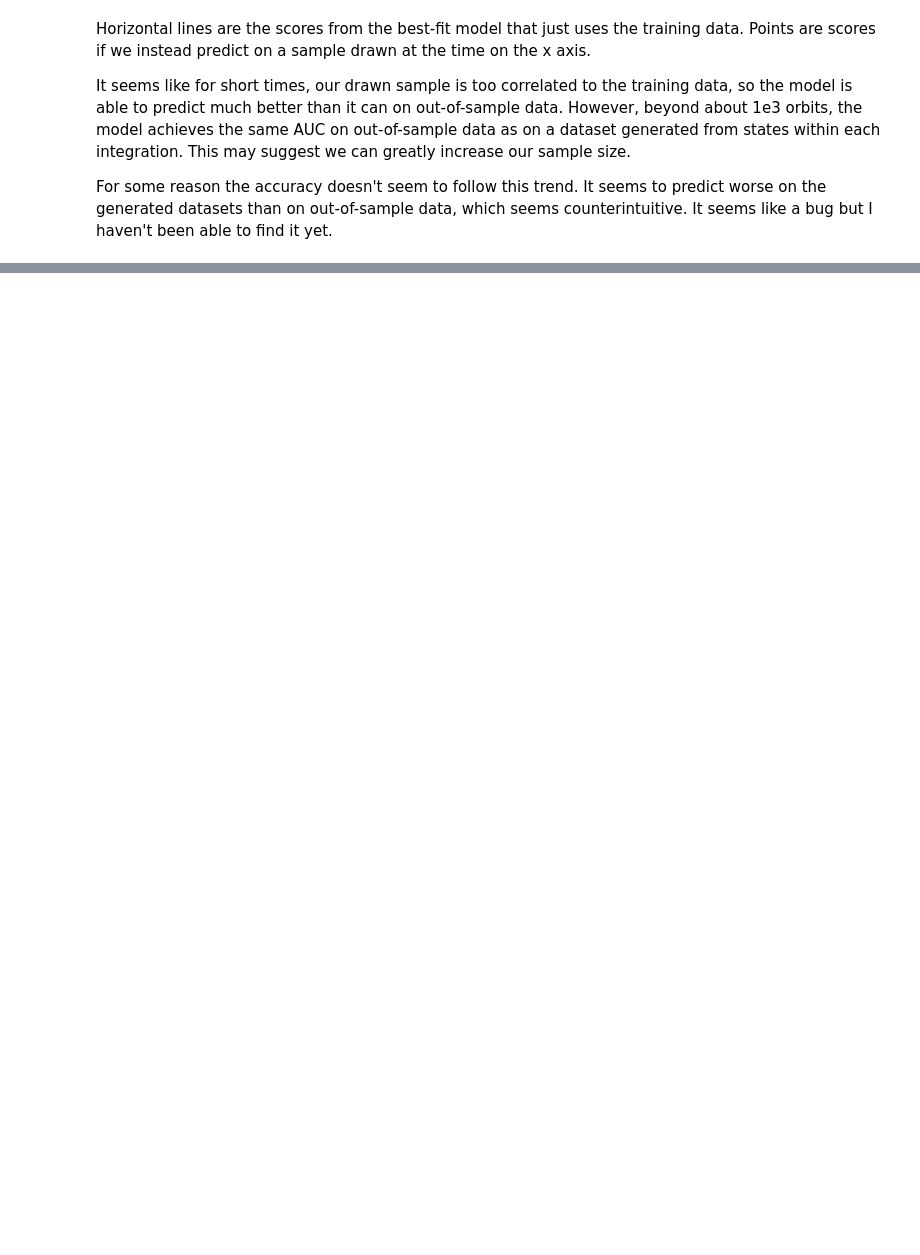
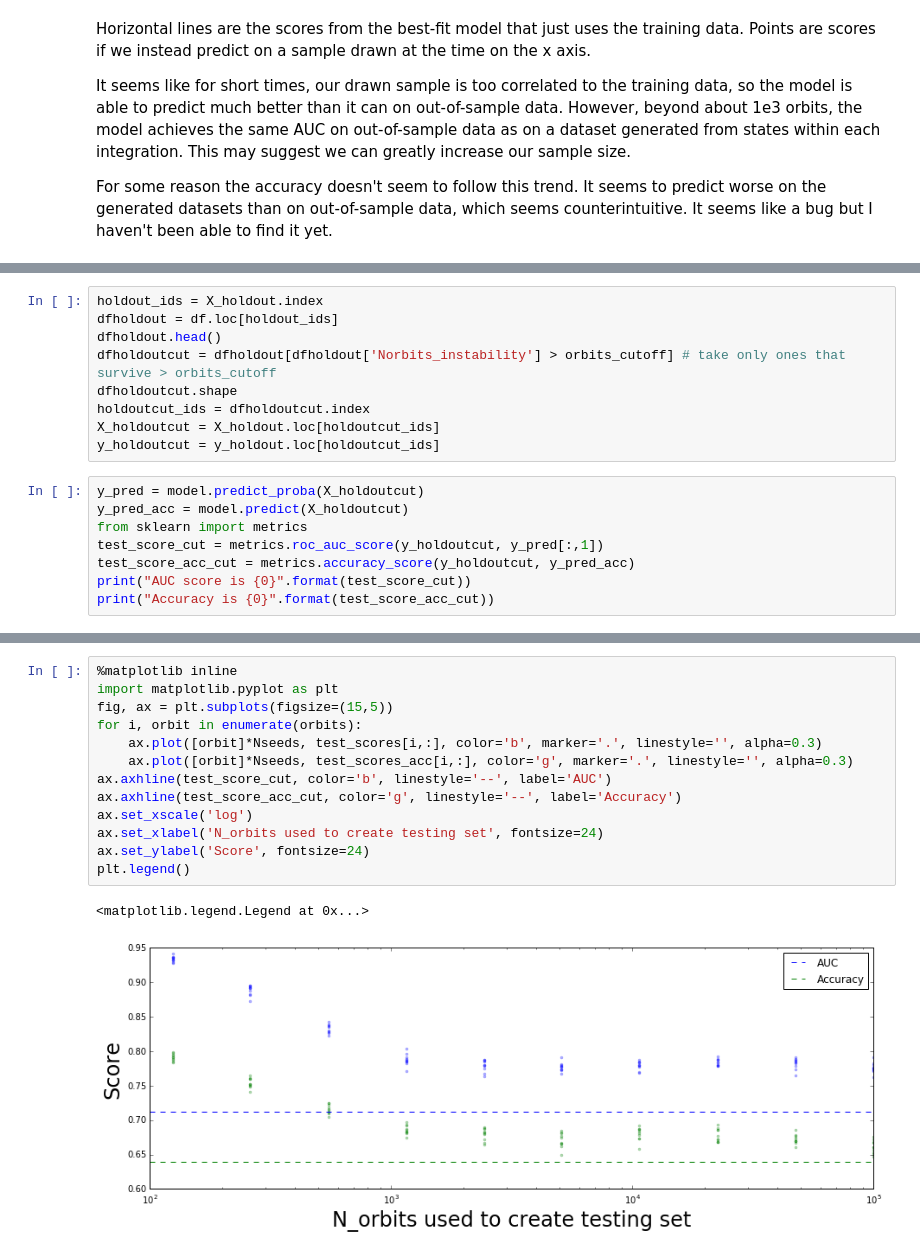
Before and after one commit to dtamayo/Stability, a Jupyter notebook: Analysis/TestCorrelations.ipynb, the cells around one changed output, grey strips where cells are left out. Drawn from its saved outputs; the diff is of its cells as text; blank space fills up the shorter version.

```diff
--- a/Analysis/TestCorrelations.ipynb
+++ b/Analysis/TestCorrelations.ipynb
@@ -194,0 +197,17 @@ For some reason the accuracy doesn't seem to follow this trend.  It seems to pre
+# %%
+holdout_ids = X_holdout.index
+dfholdout = df.loc[holdout_ids]
+dfholdout.head()
+dfholdoutcut = dfholdout[dfholdout['Norbits_instability'] > orbits_cutoff] # take only ones that survive > orbits_cutoff
+dfholdoutcut.shape
+holdoutcut_ids = dfholdoutcut.index
+X_holdoutcut = X_holdout.loc[holdoutcut_ids]
+y_holdoutcut = y_holdout.loc[holdoutcut_ids]
+# %%
+y_pred = model.predict_proba(X_holdoutcut)
+y_pred_acc = model.predict(X_holdoutcut)
+from sklearn import metrics
+test_score_cut = metrics.roc_auc_score(y_holdoutcut, y_pred[:,1])
+test_score_acc_cut = metrics.accuracy_score(y_holdoutcut, y_pred_acc)
+print("AUC score is {0}".format(test_score_cut))
+print("Accuracy is {0}".format(test_score_acc_cut))
@@ -194,0 +225,16 @@ For some reason the accuracy doesn't seem to follow this trend.  It seems to pre
+# %%
+%matplotlib inline
+import matplotlib.pyplot as plt
+fig, ax = plt.subplots(figsize=(15,5))
+for i, orbit in enumerate(orbits):
+    ax.plot([orbit]*Nseeds, test_scores[i,:], color='b', marker='.', linestyle='', alpha=0.3)
+    ax.plot([orbit]*Nseeds, test_scores_acc[i,:], color='g', marker='.', linestyle='', alpha=0.3)
+ax.axhline(test_score_cut, color='b', linestyle='--', label='AUC')
+ax.axhline(test_score_acc_cut, color='g', linestyle='--', label='Accuracy')
+ax.set_xscale('log')
+ax.set_xlabel('N_orbits used to create testing set', fontsize=24)
+ax.set_ylabel('Score', fontsize=24)
+plt.legend()
+# %% [output]
+<matplotlib.legend.Legend at 0x...>
+[figure, added]
```
Also changed, not shown: parts of 7 cells of this notebook, 9 other files.
